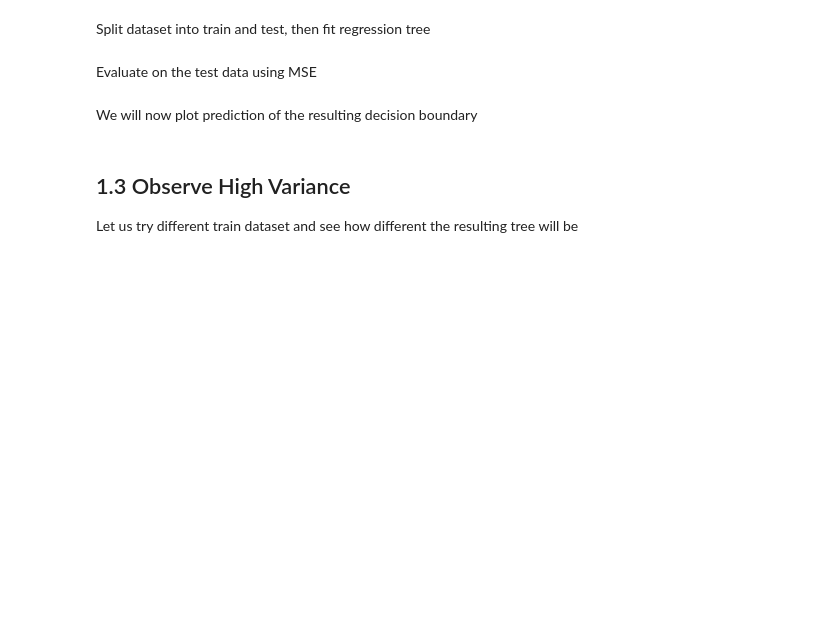
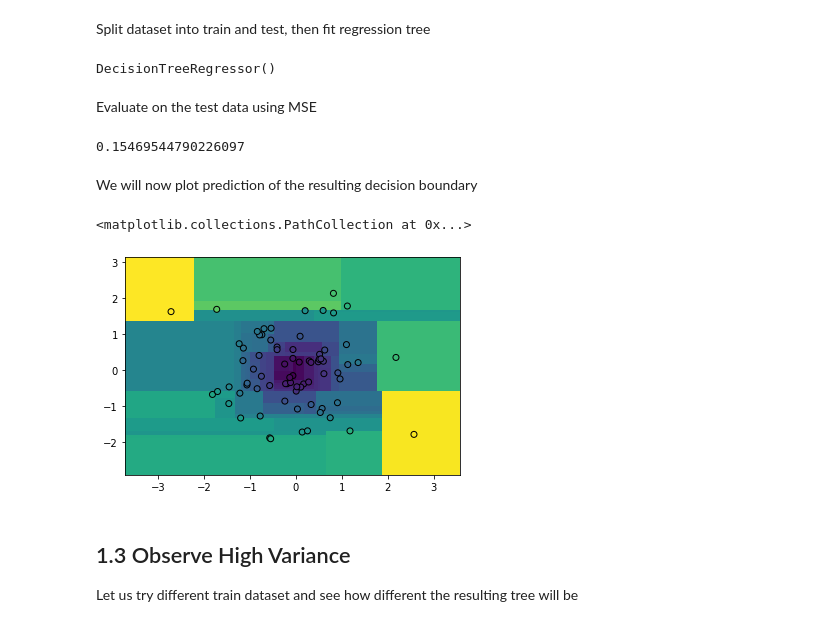
Before and after one commit to Gawainus/hse, a Jupyter notebook: mda_machine_learning/week5/part_1.ipynb, the cells around one changed output. Drawn from its saved outputs; the diff is of its cells as text; code cells hidden in the pictures; blank space fills up the shorter version.

```diff
--- a/mda_machine_learning/week5/part_1.ipynb
+++ b/mda_machine_learning/week5/part_1.ipynb
@@ -55,15 +81,25 @@ from sklearn.tree import DecisionTreeRegressor
 X_train, X_test, y_train, y_test = train_test_split(X, y)
 
 # fit the tree on the train dataset
+reg_tree = DecisionTreeRegressor()
+reg_tree.fit(X_train, y_train)
+# %% [output]
+DecisionTreeRegressor()
 # %% [markdown]
 Evaluate on the test data using MSE
 # %%
 from sklearn.metrics import mean_squared_error
+
+y_hat = reg_tree.predict(X_test)
+mean_squared_error(y_test, y_hat)
+# %% [output]
+0.15469544790226097
 # %% [markdown]
 We will now plot prediction of the resulting decision boundary
 # %%
 def get_grid(data):
     x_min, x_max = data[:, 0].min() - 1, data[:, 0].max() + 1
     y_min, y_max = data[:, 1].min() - 1, data[:, 1].max() + 1
-    return np.meshgrid(np.arange(x_min, x_max, 0.01),
-                         np.arange(y_min, y_max, 0.01))
+    return np.meshgrid(
+        np.arange(x_min, x_max, 0.01),
+        np.arange(y_min, y_max, 0.01))
@@ -72,3 +106,13 @@ def get_grid(data):
+# %%
+# plot decision boundary
+x1, x2 = get_grid(X)
+y_hat = reg_tree.predict(np.c_[x1.ravel(), x2.ravel()])
+
+plt.pcolormesh(x1, x2, y_hat.reshape(x1.shape))
+plt.scatter(X_train[:,0], X_train[:,1], c=y_train, edgecolors='black')
+# %% [output]
+<matplotlib.collections.PathCollection at 0x...>
+[figure, added]
 # %% [markdown]
 ## 1.3 Observe High Variance
 
```
Also changed, not shown: parts of 6 cells of this notebook, 7 other files.
